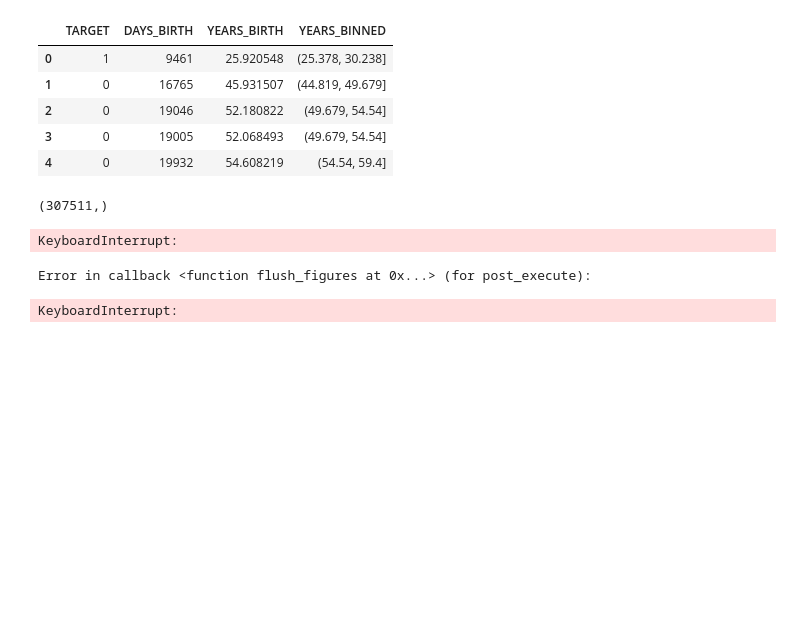
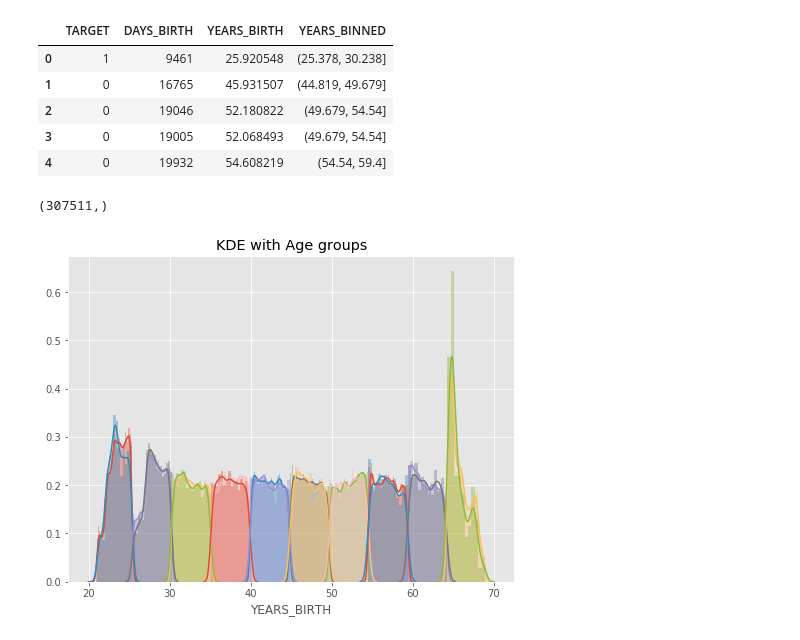
Before and after one commit to arthung/DL-CVMarathon, a Jupyter notebook: Day_016_HW.ipynb, the cells around one changed output. Cells and saved outputs as stored; diff of their text form; code cells hidden in the pictures; blank space fills up the shorter version.

```diff
--- a/Day_016_HW.ipynb
+++ b/Day_016_HW.ipynb
@@ -87,23 +87,21 @@ year_group_sorted.shape
 # %%
 # 繪圖前先排序 / 分組
 """
 Your Code Here
 """
-year_group_sorted = age_data['YEARS_BINNED'].sort_values()
+year_group_sorted = np.sort(age_data['YEARS_BINNED'].unique())
 
 plt.figure(figsize=(8,6))
 for i in range(len(year_group_sorted)):
     sns.distplot(age_data.loc[(age_data['YEARS_BINNED'] == year_group_sorted[i]) & \
                               (age_data['TARGET'] == 0), 'YEARS_BIRTH'], label = str(year_group_sorted[i]))
 
     sns.distplot(age_data.loc[(age_data['YEARS_BINNED'] == year_group_sorted[i]) & \
                               (age_data['TARGET'] == 1), 'YEARS_BIRTH'], label = str(year_group_sorted[i]))
 plt.title('KDE with Age groups')
 plt.show()
 # %% [output]
-KeyboardInterrupt:
-Error in callback <function flush_figures at 0x...> (for post_execute):
-KeyboardInterrupt:
+[figure, added]
 # %%
 # 計算每個年齡區間的 Target、DAYS_BIRTH與 YEARS_BIRTH 的平均值
 age_groups  = age_data.groupby('YEARS_BINNED').mean()
```
Also changed, not shown: parts of 2 cells of this notebook.
